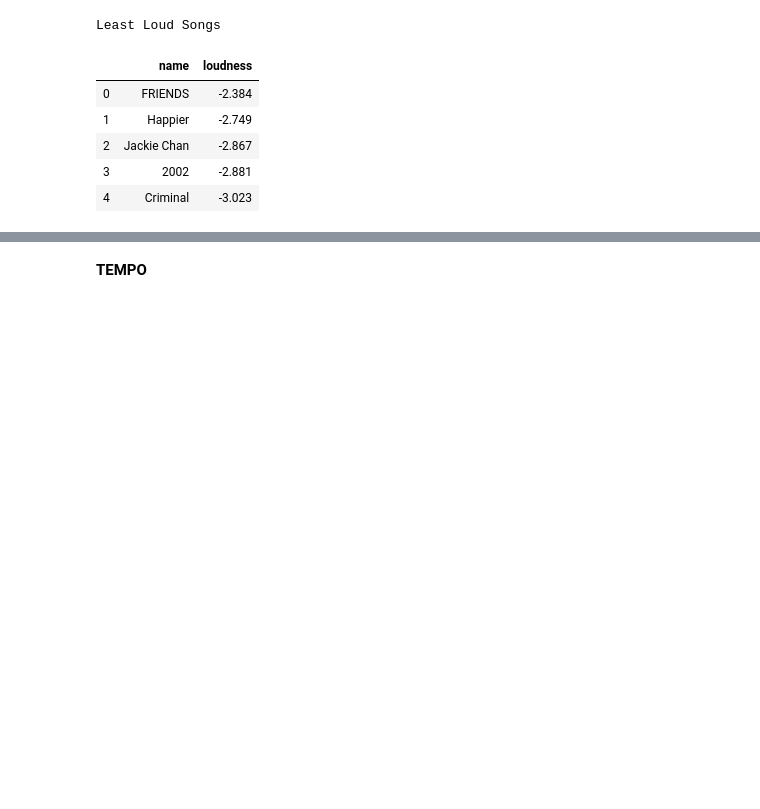
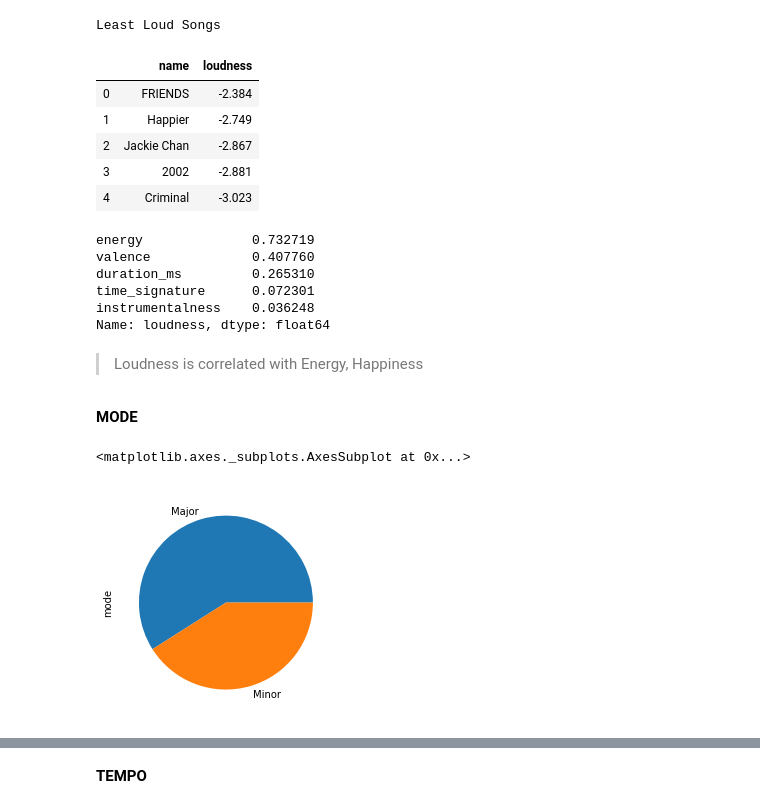
Before and after one commit to Ritvik19/Data-Tales, a Jupyter notebook: Spotify-2018/Spotify.ipynb, the cells around one changed output, grey strips where cells are left out. Drawn from its saved outputs; the diff is of its cells as text; code cells hidden in the pictures; blank space fills up the shorter version.

```diff
--- a/Spotify-2018/Spotify.ipynb
+++ b/Spotify-2018/Spotify.ipynb
@@ -195,3 +226,21 @@ Least Loud Songs
 | 2 | Jackie Chan | -2.867 |
 | 3 | 2002 | -2.881 |
 | 4 | Criminal | -3.023 |
+# %%
+correlations('loudness', ['key', 'mode'])
+# %% [output]
+energy              0.732719
+valence             0.407760
+duration_ms         0.265310
+time_signature      0.072301
+instrumentalness    0.036248
+Name: loudness, dtype: float64
+# %% [markdown]
+> Loudness is correlated with Energy, Happiness
+# %% [markdown]
+**MODE**
+# %%
+data['mode'].apply(lambda x: 'Major' if x == 1 else 'Minor').value_counts().plot.pie()
+# %% [output]
+<matplotlib.axes._subplots.AxesSubplot at 0x...>
+[figure, added]
```
Also changed, not shown: parts of 62 cells of this notebook.
